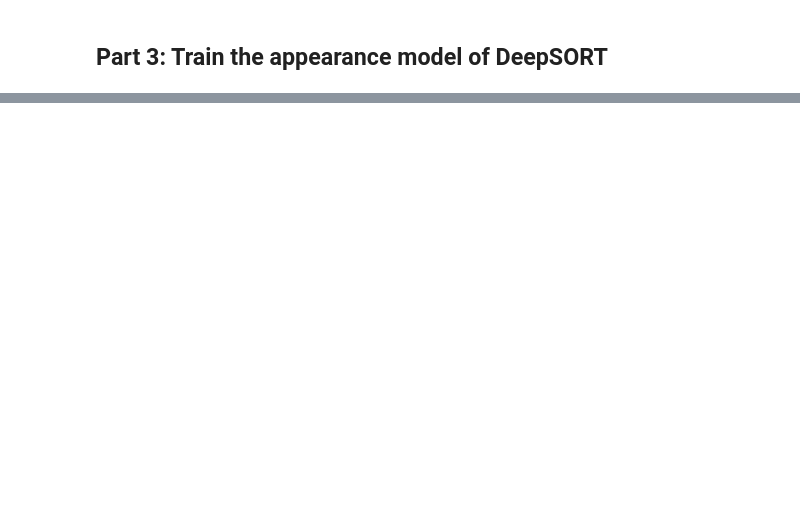
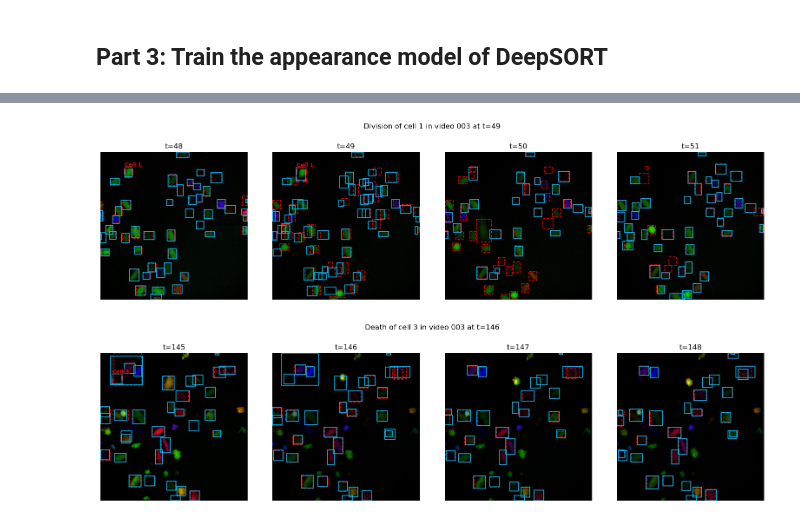
Before and after one commit to JS-10/Cell_Tracking_Project_6, a Jupyter notebook: cell_tracking.ipynb, the cells around one changed output, grey strips where cells are left out. Cells and saved outputs as stored; diff of their text form; code cells hidden in the pictures; blank space fills up the shorter version.

```diff
--- a/cell_tracking.ipynb
+++ b/cell_tracking.ipynb
@@ -248,0 +346,19 @@ plt.show()
+# %%
+def load_all_results(test_folders, base_dir="output"):
+    """
+    load_all_results reads each output/{test_folder}/results.txt and stacks them into one array to enable evaluating all tracking results at once.
+
+    :param test_folders: test folders used for tracking
+    :param base_dir: directory where the results have been saved
+
+    :return: a stacked array with all tracking results across the test folders
+    """
+    # Initialize the array for collecting all tracking results
+    all_dets = []
+    for vn in test_folders:
+        # Get the path of the results from the current folder
+        p = Path(base_dir) / vn / "results.txt"
+        # Load the results and add them to the all_dets array
+        dets = np.loadtxt(str(p), delimiter=',')
+        all_dets.append(dets)
+    return np.vstack(all_dets)
@@ -248,0 +667,59 @@ plt.show()
+# %%
+# Show a sequence of images to visualize how DeepSORT behaves during a cell division and cell death
+# Load the stacked array with tracklets from all results.txt files across the test folders
+all_results = load_all_results(test_folders, base_dir="output")
+# Pick first example each for cell division and cell death
+chosen = {}
+# Loop through the array of special events to find the first example of a cell division and cell death
+for vid_name, t_event, cellid, evtype in events:
+    # Skip if the current video is not a test folder
+    if vid_name not in test_folders:
+        continue
+    # If cell division has not yet been added to chosen, add this special event, else skip
+    # If cell dead has not yet been added to chosen, add this special event, else skip
+    if evtype not in chosen:
+        chosen[evtype] = (vid_name, t_event, cellid)
+    # Break the loop if two special events (one cell division, one cell death) have been added to chosen
+    if len(chosen) == 2:
+        break
+# Visualize both special events
+for evtype, (vid_name, t_event, cellid) in chosen.items():
+    # Specify a sequence of four images around the special event frame
+    frames = list(range(max(0, t_event - 1), t_event + 3))
+    fig, axes = plt.subplots(1, len(frames), figsize=(4 * len(frames), 4))
+    fig.suptitle(f"{evtype.title()} of cell {cellid} in video {vid_name} at t={t_event}", y=1.05)
+    # Retrieve the ground truth and prediction data for the specific frames
+    for ax, fn in zip(axes, frames):
+        ex = get_frame_example(vid_name, fn, annots_by_img, img_by_id, all_results)
+        if ex is None:
+            ax.axis('off')
+            continue
+        # Open the image for the specific frame and convert to RGB
+        img = Image.open(ex['image_path']).convert("RGB")
+        ax.imshow(img)
+        ax.axis('off')
+        ax.set_title(f"t={fn}")
+        # Draw ground truth bounding boxes (dashed)
+        for (x1, y1, x2, y2), gid, cid in zip(ex['gt_bboxes'], ex['gt_ids'], ex['gt_categories']):
+            is_event_cell = gid == cellid
+            col = 'red'
+            lw = 3 if is_event_cell else 1.2
+            rect = patches.Rectangle((x1, y1), x2 - x1, y2 - y1,
+                                     linewidth=lw, edgecolor=col,
+                                     facecolor='none', linestyle='--')
+            ax.add_patch(rect)
+            # Specifically mark the cell that gets divided or dies
+            if is_event_cell:
+                ax.text(x1, y1 - 5, f"Cell {gid}", fontsize=9, color=col,
+                        fontweight='bold', bbox=dict(facecolor='black', alpha=0.5, pad=1))
+        # Draw predicted bounding boxes
+        for (x1, y1, x2, y2), pid in zip(ex['pred_bboxes'], ex['pred_ids']):
+            rect = patches.Rectangle((x1, y1), x2 - x1, y2 - y1,
+                                     linewidth=1.2, edgecolor=PRED_COLOR,
+                                     facecolor='none')
+            ax.add_patch(rect)
+    plt.tight_layout()
+    plt.show()
+# %% [output]
+[figure, added]
+[figure, added]
```
Also changed, not shown: parts of 31 cells of this notebook, 7 other files.
